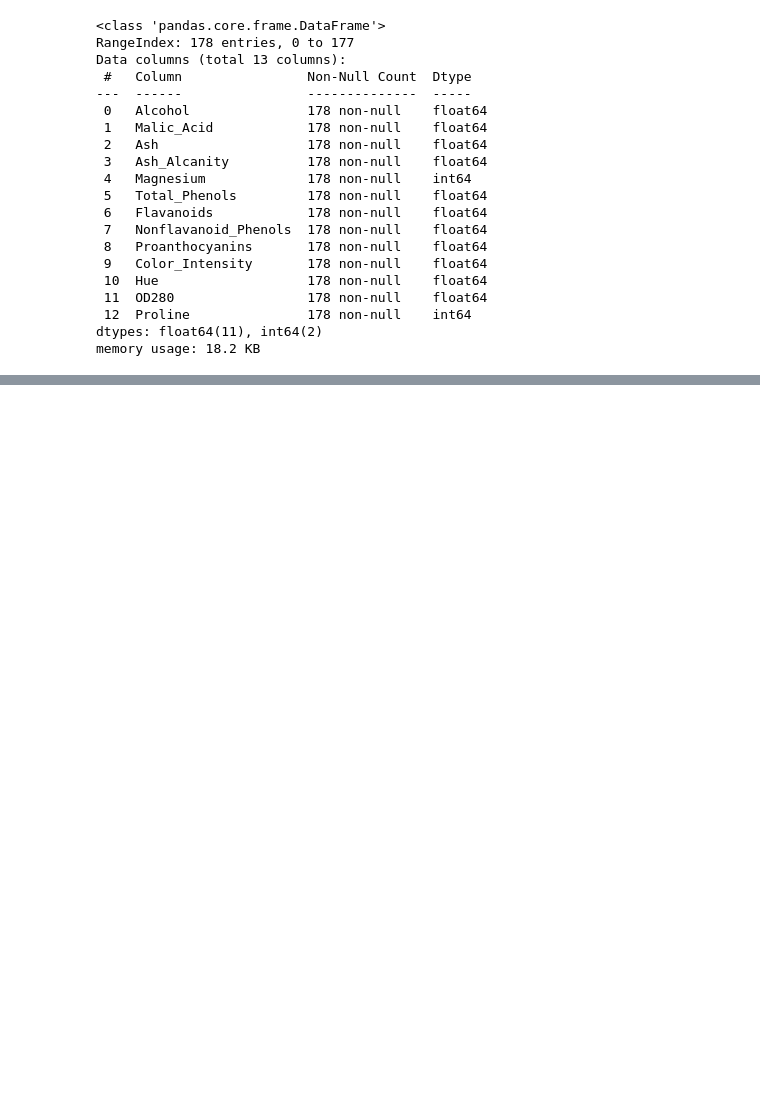
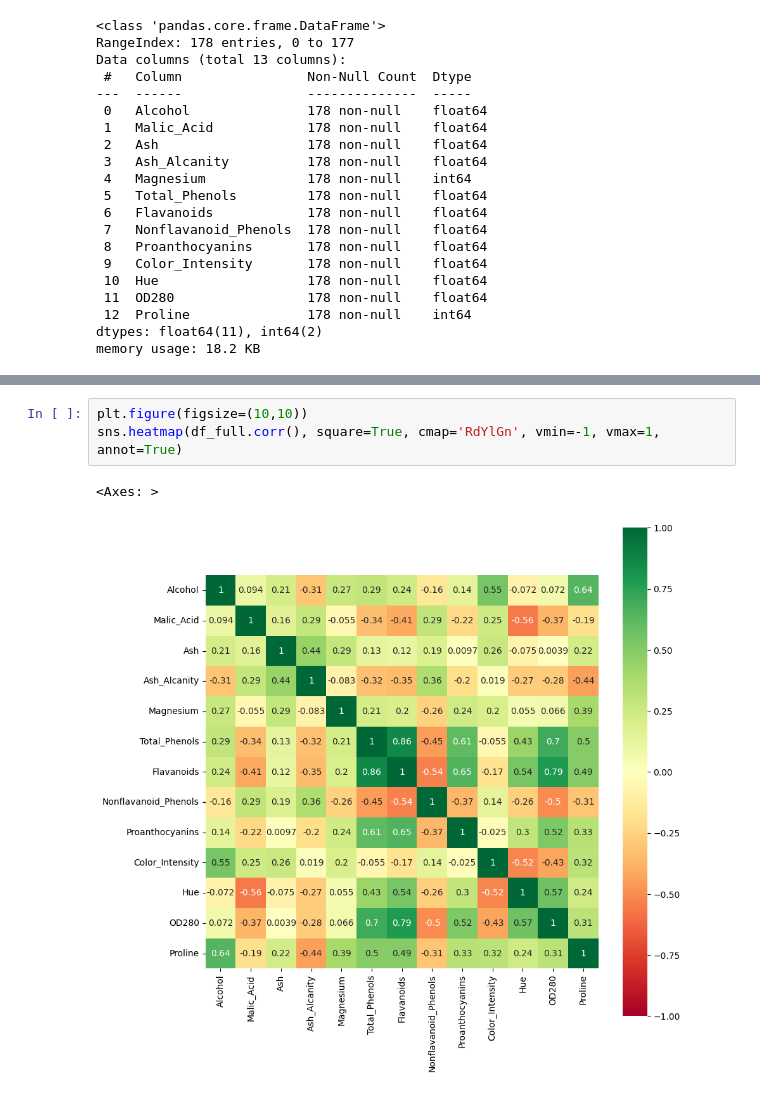
Before and after one commit to elsnoxx/VSB, a Jupyter notebook: 5_semestr/ZSU/projekt1/app.ipynb, the cells around one changed output, grey strips where cells are left out. Cells and saved outputs as stored; diff of their text form; blank space fills up the shorter version.

```diff
--- a/5_semestr/ZSU/projekt1/app.ipynb
+++ b/5_semestr/ZSU/projekt1/app.ipynb
@@ -90,0 +227,6 @@ df_full.describe()
+# %%
+plt.figure(figsize=(10,10))
+sns.heatmap(df_full.corr(), square=True, cmap='RdYlGn', vmin=-1, vmax=1, annot=True)
+# %% [output]
+<Axes: >
+[figure, added]
```
Also changed, not shown: parts of 17 cells of this notebook, 1 other file.
